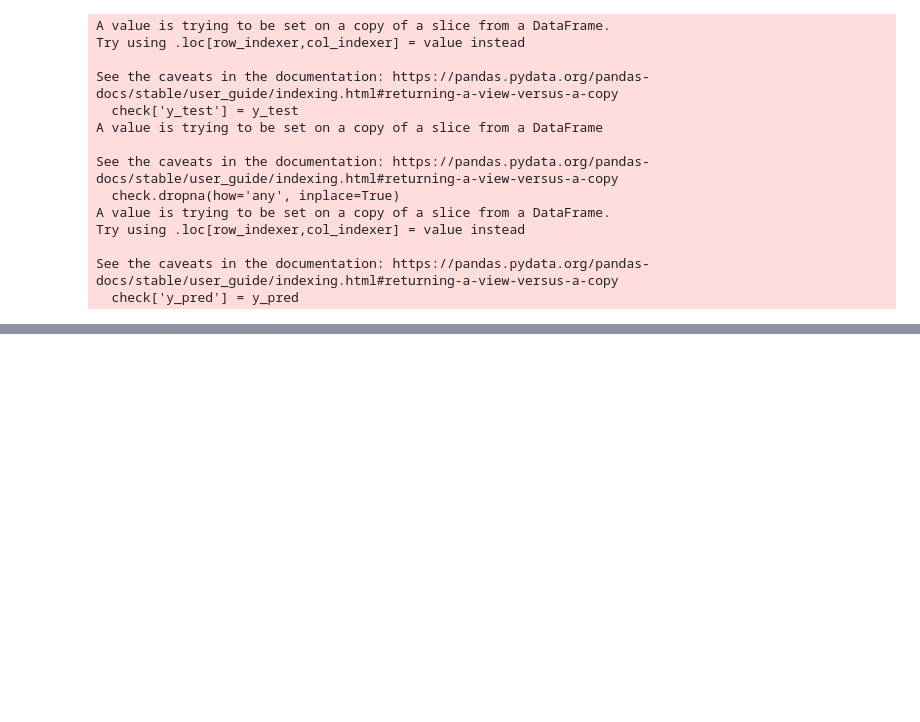
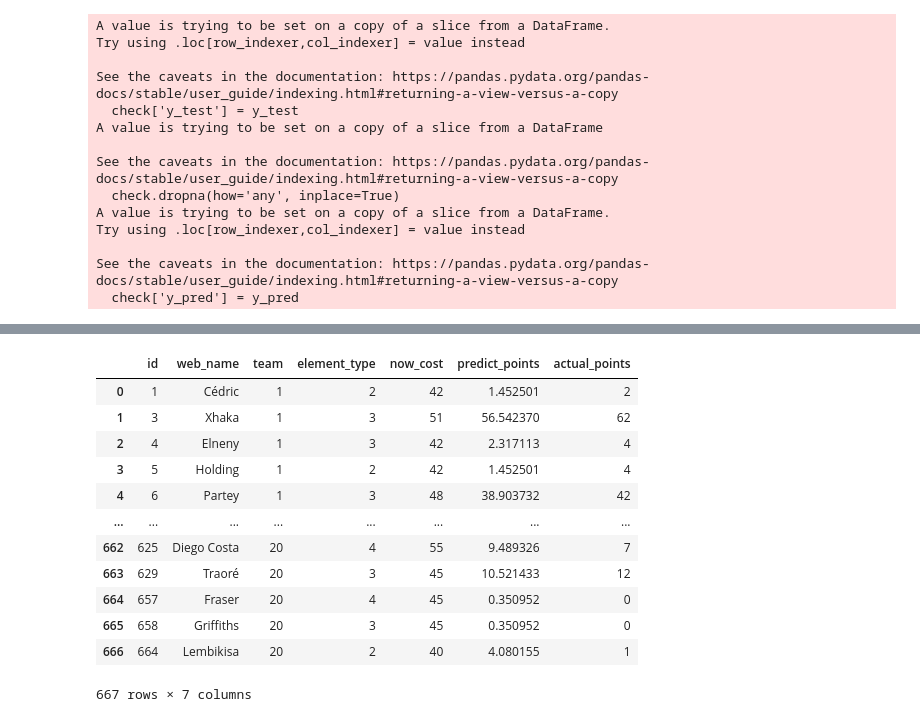
Before and after one commit to AstroLebs/LHL_Final_Project, a Jupyter notebook: src/Experiments.ipynb, the cells around one changed output, grey strips where cells are left out. Saved outputs shown, nothing was run; the diff lists cells and outputs as text; code cells hidden in the pictures; blank space fills up the shorter version.

```diff
--- a/src/Experiments.ipynb
+++ b/src/Experiments.ipynb
@@ -422,0 +430,2 @@ check.loc[check.y_test != 0].sort_values('y_test', ascending=False).head(20)
+# %%
+full_y_pred = search.best_estimator_.predict(X)
@@ -422,0 +447,4 @@ check.loc[check.y_test != 0].sort_values('y_test', ascending=False).head(20)
+# %%
+full_test = slim_elements_df[['id','web_name','team','element_type','now_cost']]
+full_test['predict_points'] = full_y_pred
+full_test['actual_points'] = y
@@ -422,0 +462,16 @@ check.loc[check.y_test != 0].sort_values('y_test', ascending=False).head(20)
+# %%
+full_test
+# %% [output]
+|  | id | web_name | team | element_type | now_cost | predict_points | actual_points |
+| 0 | 1 | Cédric | 1 | 2 | 42 | 1.452501 | 2 |
+| 1 | 3 | Xhaka | 1 | 3 | 51 | 56.542370 | 62 |
+| 2 | 4 | Elneny | 1 | 3 | 42 | 2.317113 | 4 |
+| 3 | 5 | Holding | 1 | 2 | 42 | 1.452501 | 4 |
+| 4 | 6 | Partey | 1 | 3 | 48 | 38.903732 | 42 |
+| ... | ... | ... | ... | ... | ... | ... | ... |
+| 662 | 625 | Diego Costa | 20 | 4 | 55 | 9.489326 | 7 |
+| 663 | 629 | Traoré | 20 | 3 | 45 | 10.521433 | 12 |
+| 664 | 657 | Fraser | 20 | 4 | 45 | 0.350952 | 0 |
+| 665 | 658 | Griffiths | 20 | 3 | 45 | 0.350952 | 0 |
+| 666 | 664 | Lembikisa | 20 | 2 | 40 | 4.080155 | 1 |
+667 rows × 7 columns
```
Also changed, not shown: parts of 12 cells of this notebook.
